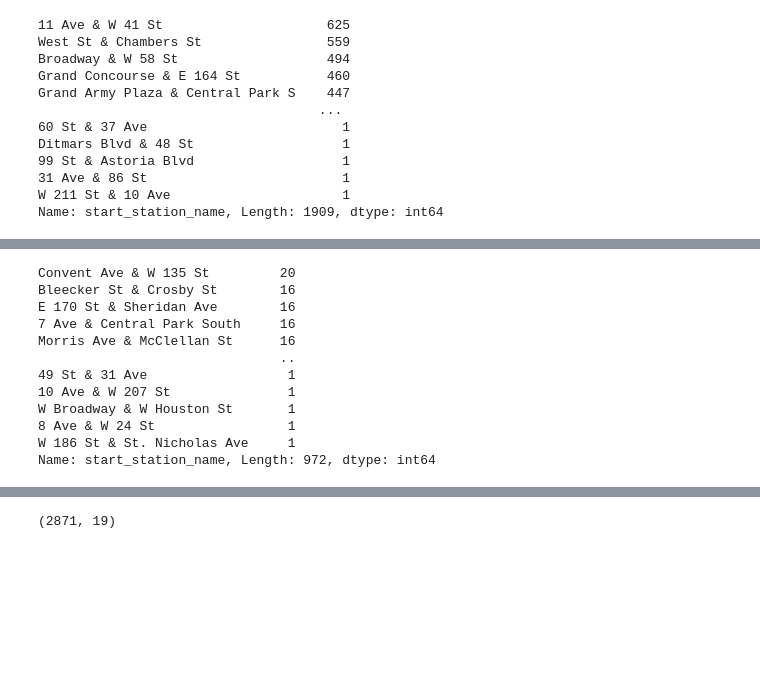
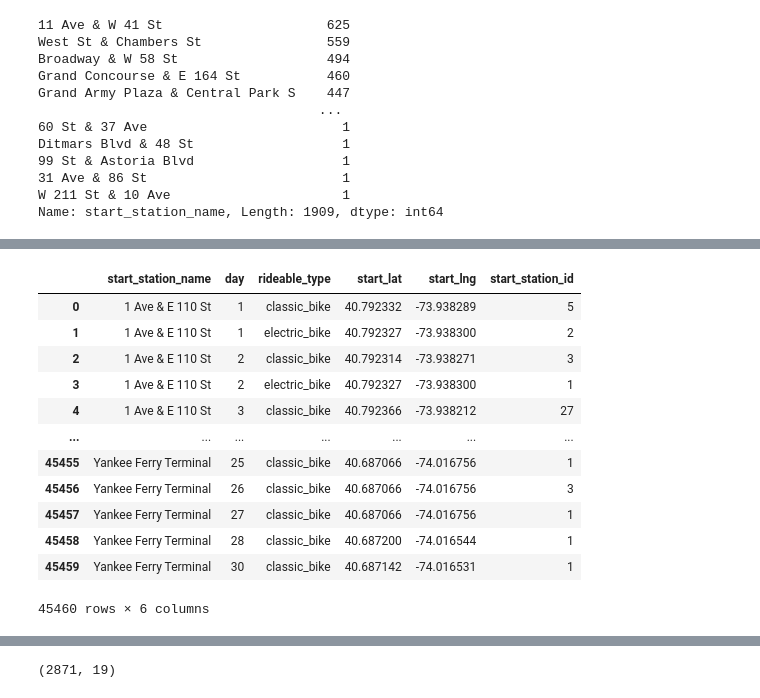
Before and after one commit to michaelrios2015/citi_bike, a Jupyter notebook: project.ipynb, the cells around one changed output, grey strips where cells are left out. Drawn from its saved outputs; the diff is of its cells as text; code cells hidden in the pictures; blank space fills up the shorter version.

```diff
--- a/project.ipynb
+++ b/project.ipynb
@@ -246,15 +167,21 @@ broken_bikes
-# %%
-less_2_min_same_satation.loc[less_2_min_same_satation['day'] == 24]['start_station_name'].value_counts()
-# %% [output]
-Convent Ave & W 135 St         20
-Bleecker St & Crosby St        16
-E 170 St & Sheridan Ave        16
-7 Ave & Central Park South     16
-Morris Ave & McClellan St      16
-                               ..
-49 St & 31 Ave                  1
-10 Ave & W 207 St               1
-W Broadway & W Houston St       1
-8 Ave & W 24 St                 1
-W 186 St & St. Nicholas Ave     1
-Name: start_station_name, Length: 972, dtype: int64
+# %%
+# grouping everything so i can det the aggreates by station and type
+test = less_2_min_same_satation.groupby(['start_station_name', 'day', 'rideable_type']).agg({'start_lat': 'mean', 'start_lng': 'mean', 'start_station_id': "count"}).reset_index()
+# df.groupby(['Animal']).mean()
+# test = less_2_min_same_satation.groupby(['start_station_name', 'day', 'rideable_type']).mean(['start_lat'])
+# df.groupby('A').agg({'B': ['min', 'max'], 'C': 'sum'})
+test
+# %% [output]
+|  | start_station_name | day | rideable_type | start_lat | start_lng | start_station_id |
+| 0 | 1 Ave & E 110 St | 1 | classic_bike | 40.792332 | -73.938289 | 5 |
+| 1 | 1 Ave & E 110 St | 1 | electric_bike | 40.792327 | -73.938300 | 2 |
+| 2 | 1 Ave & E 110 St | 2 | classic_bike | 40.792314 | -73.938271 | 3 |
+| 3 | 1 Ave & E 110 St | 2 | electric_bike | 40.792327 | -73.938300 | 1 |
+| 4 | 1 Ave & E 110 St | 3 | classic_bike | 40.792366 | -73.938212 | 27 |
+| ... | ... | ... | ... | ... | ... | ... |
+| 45455 | Yankee Ferry Terminal | 25 | classic_bike | 40.687066 | -74.016756 | 1 |
+| 45456 | Yankee Ferry Terminal | 26 | classic_bike | 40.687066 | -74.016756 | 3 |
+| 45457 | Yankee Ferry Terminal | 27 | classic_bike | 40.687066 | -74.016756 | 1 |
+| 45458 | Yankee Ferry Terminal | 28 | classic_bike | 40.687200 | -74.016544 | 1 |
+| 45459 | Yankee Ferry Terminal | 30 | classic_bike | 40.687142 | -74.016531 | 1 |
+45460 rows × 6 columns
```
Also changed, not shown: parts of 32 cells of this notebook.
